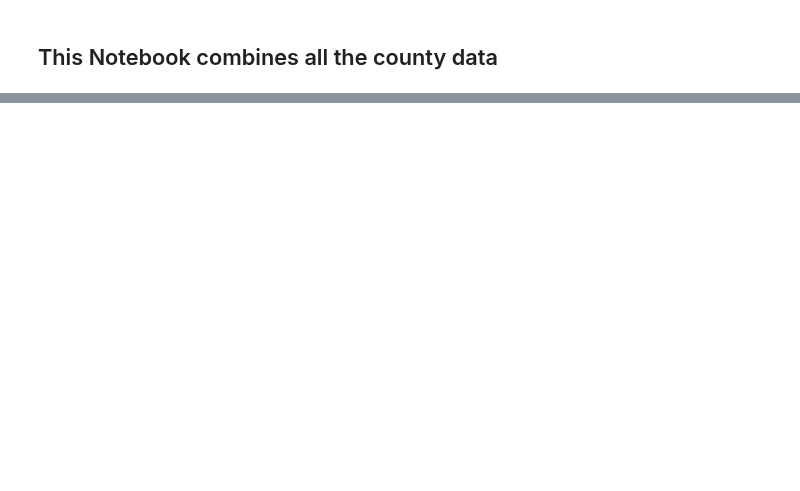
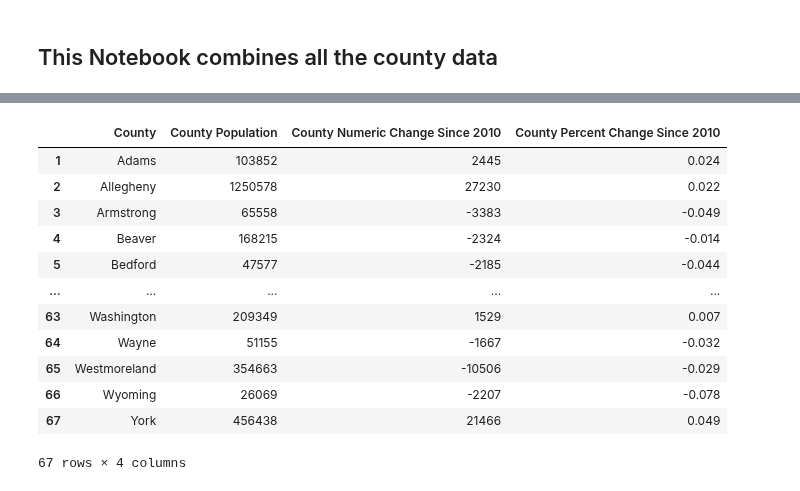
Before and after one commit to Joeyloganpython/Capstone, a Jupyter notebook: Notebooks/Main County.ipynb, the cells around one changed output, grey strips where cells are left out. Saved outputs shown, nothing was run; the diff lists cells and outputs as text; code cells hidden in the pictures; blank space fills up the shorter version.

```diff
--- a/Notebooks/Main County.ipynb
+++ b/Notebooks/Main County.ipynb
@@ -264,0 +267,2 @@ dfmerge4.head()
+# %%
+df = df[['County','County Population','County Numeric Change Since 2010','County Percent Change Since 2010']]
@@ -264,0 +278,9 @@ dfmerge4.head()
+# %%
+df = df[df['County'] != 'Pennsylvania']
+# %%
+def fixcnty(df):
+    for i, row in df.iterrows():
+        cngcnty = row['County'].split('County')[0]
+        cngcnty = str.title(cngcnty).strip()
+        df.at[i,'County'] = cngcnty
+    return(df)
@@ -264,0 +298,16 @@ dfmerge4.head()
+# %%
+dfcntpop
+# %% [output]
+|  | County | County Population | County Numeric Change Since 2010 | County Percent Change Since 2010 |
+| 1 | Adams | 103852 | 2445 | 0.024 |
+| 2 | Allegheny | 1250578 | 27230 | 0.022 |
+| 3 | Armstrong | 65558 | -3383 | -0.049 |
+| 4 | Beaver | 168215 | -2324 | -0.014 |
+| 5 | Bedford | 47577 | -2185 | -0.044 |
+| ... | ... | ... | ... | ... |
+| 63 | Washington | 209349 | 1529 | 0.007 |
+| 64 | Wayne | 51155 | -1667 | -0.032 |
+| 65 | Westmoreland | 354663 | -10506 | -0.029 |
+| 66 | Wyoming | 26069 | -2207 | -0.078 |
+| 67 | York | 456438 | 21466 | 0.049 |
+67 rows × 4 columns
```
Also changed, not shown: parts of 57 cells of this notebook.
